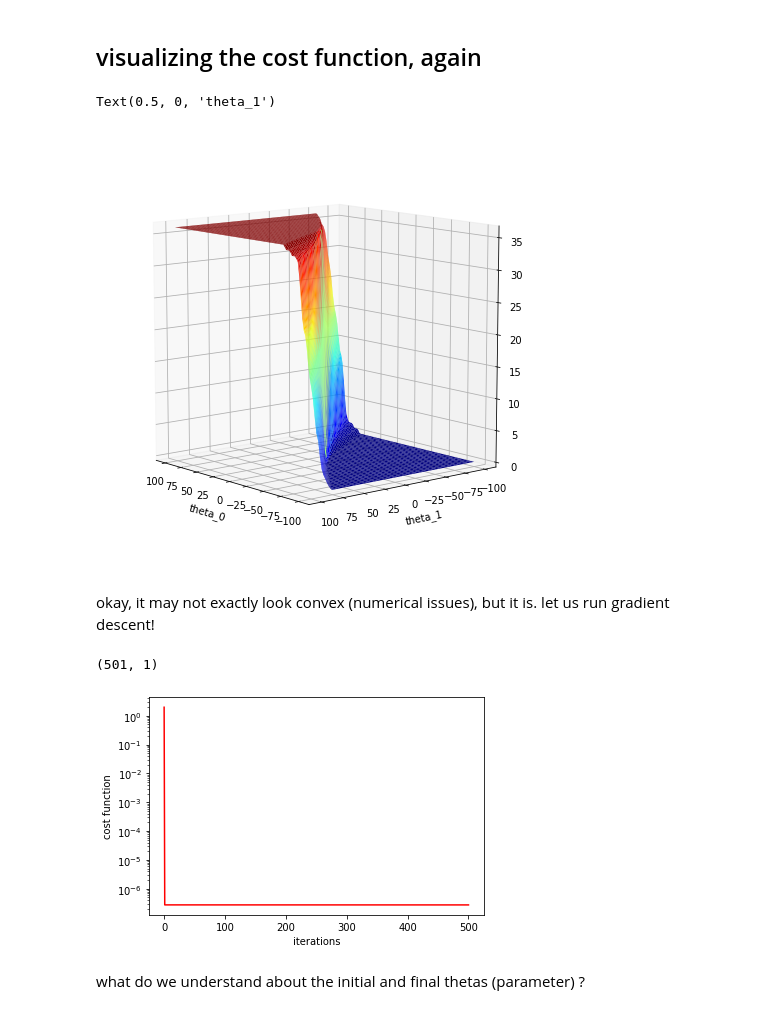
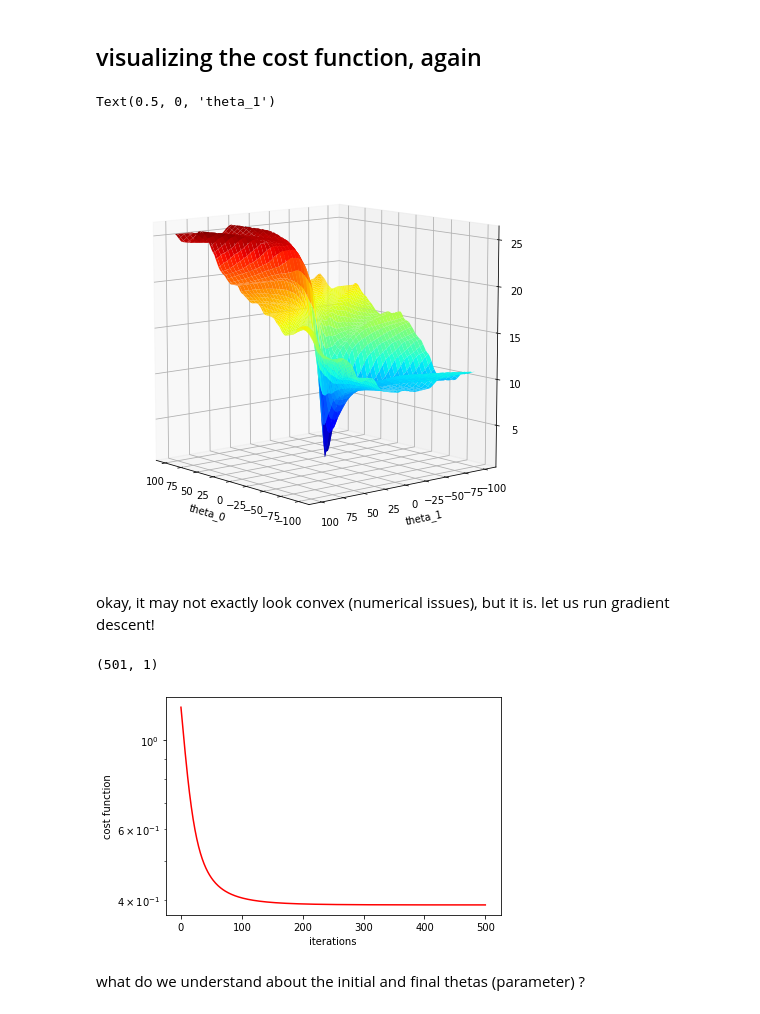
Before and after one commit to praneethmurthy/EE425-demos, a Jupyter notebook: optimization_intro.ipynb, the cells around one changed output. Drawn from its saved outputs; the diff is of its cells as text; code cells hidden in the pictures.

```diff
--- a/optimization_intro.ipynb
+++ b/optimization_intro.ipynb
@@ -109,7 +116,7 @@ def error_vals(X, y, theta_list):
 # %%
 ##initialize "hyper-parameters" (this is a ML term for algorithm parameters)
 max_iter = 500
-step_size = .1
+step_size = 1e-1
 
 theta_list = gradient_descent(X, y, np.random.randn(n,1), max_iter, step_size)
 cost_decay = error_vals(X, y, theta_list)
@@ -167,18 +177,18 @@ def generate_data_classification(m = 50, n=2, phi=0.5):
         phi: "fraction of samples that are from class 0"
 
     Outputs
-        X : matrix of features
-        y : class labels
+        X : matrix of features (m xn)
+        y : class labels (m x 1) where each entry is either 0 or 1
     """
 
     #generate the mean vectors and the covariance matrix
-    mu_0 = 10 * np.ones((n,1))
-    mu_1 = -10 * np.ones((n,1))
+    mu_0 = 2 * np.ones((n,1)) #lot of separation between the means, then the data will be "separable"
+    mu_1 = -2 * np.ones((n,1))
     sigma = 1 * np.eye(n)
 
     #first generate class labels
-    bern_idx = np.random.rand(m, 1)
-    y = 1 * (bern_idx >= phi)
+    bern_idx = np.random.rand(m, 1) #samples from unifrom random distribution (it is between 0,1)
+    y = 1 * (bern_idx >= phi) #this is a vector of size m, each entry is 0,1
 
     #now generate X
     X = np.zeros((m, n))
@@ -276,7 +280,7 @@ plt.xlabel('theta_0')
 plt.ylabel('theta_1')
 # %% [output]
 Text(0.5, 0, 'theta_1')
-[figure, old version]
+[figure, new version]
 # %% [markdown]
 okay, it may not exactly look convex (numerical issues), but it is. let us run gradient descent!
 # %%
@@ -307,21 +311,21 @@ def error_vals(X, y, theta_list):
 # %%
 ##initialize "hyper-parameters" (this is a ML term for algorithm parameters)
 max_iter = 500
-step_size = 1e-1
+step_size = 1e-2
 
 theta_list = gradient_descent_log(X, y, np.random.randn(n,1), max_iter, step_size)
 
 print(np.shape(cost_decay))
 cost_decay = error_vals(X, y, theta_list)
 
 plt.plot(cost_decay, 'r')
 plt.yscale("log")
 plt.xlabel('iterations')
 plt.ylabel('cost function')
 plt.show()
 # %% [output]
 (501, 1)
-[figure, old version]
+[figure, new version]
 # %% [markdown]
 what do we understand about the initial and final thetas (parameter) ?
 # %%
```
Also changed, not shown: parts of 13 cells of this notebook.
